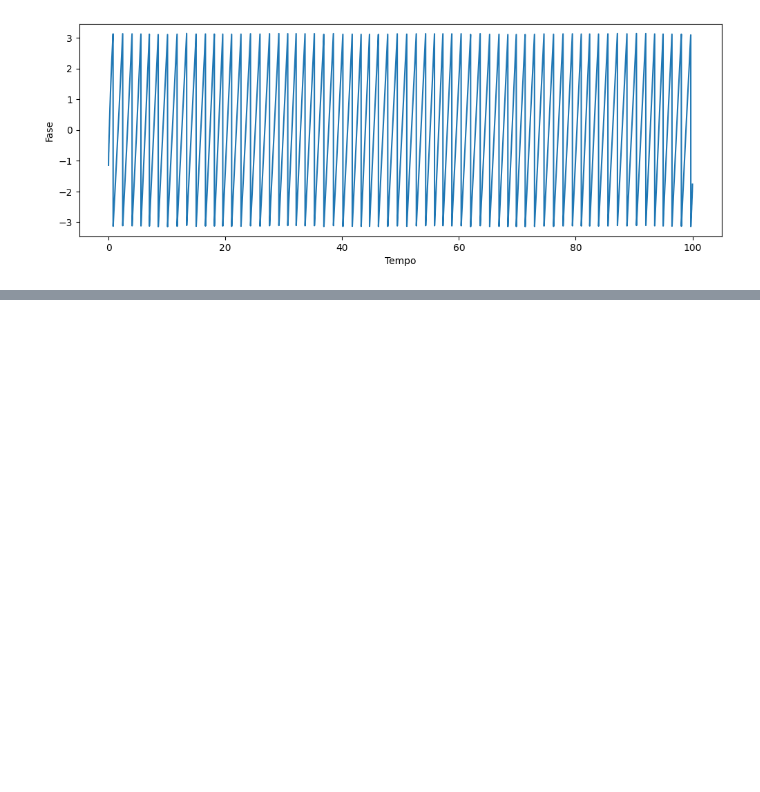
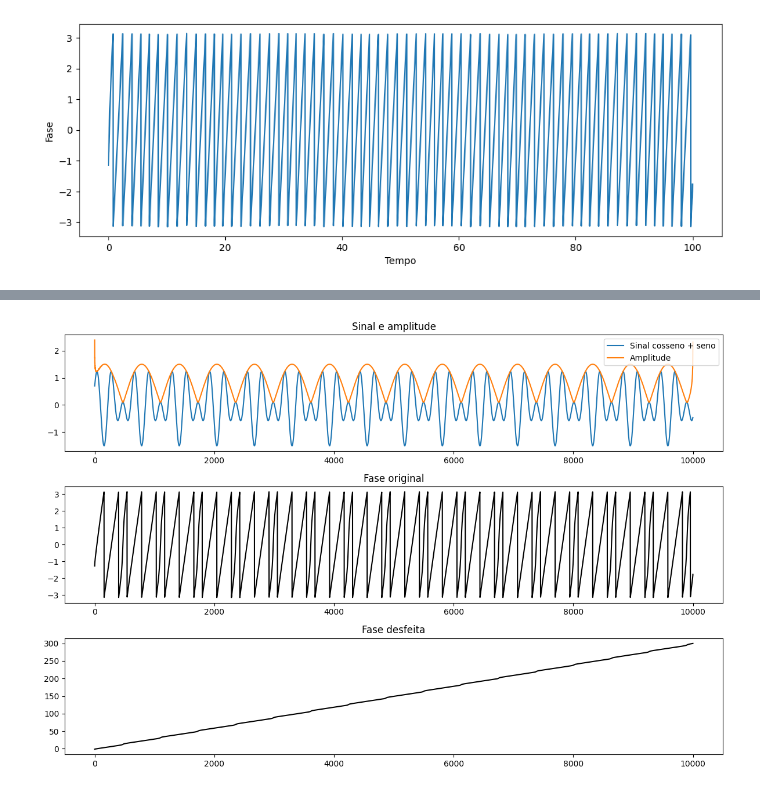
Before and after one commit to vidomirana/Analise-Sincronia-SeriesTemporais-Soja, a Jupyter notebook: Processamento_Sinais.ipynb, the cells around one changed output, grey strips where cells are left out. Drawn from its saved outputs; the diff is of its cells as text; code cells hidden in the pictures; blank space fills up the shorter version.

```diff
--- a/Processamento_Sinais.ipynb
+++ b/Processamento_Sinais.ipynb
@@ -80,0 +72,28 @@ plt.show()
+# %%
+z = np.fft.fft(s)
+z[0] = 0
+z[5000:10000] = np.zeros(5000)
+
+w = np.fft.ifft(z) / np.size(t)
+
+amp = 2 * np.abs(w)
+
+fase = np.arctan2(np.imag(w), np.real(w))
+unwrapped_phase = np.unwrap(fase)
+# %%
+fig, ax = plt.subplots(3,1, figsize=(12,8))
+
+ax[0].plot(s, label='Sinal cosseno + seno')
+ax[0].plot(10000*amp, label='Amplitude')
+ax[0].legend(loc='upper right')
+ax[0].set_title('Sinal e amplitude')
+
+ax[1].plot(fase, color='black')
+ax[1].set_title('Fase original')
+
+ax[2].plot(unwrapped_phase, color='black')
+ax[2].set_title('Fase desfeita')
+
+plt.tight_layout()
+# %% [output]
+[figure, added]
```
Also changed, not shown: parts of 15 cells of this notebook.
